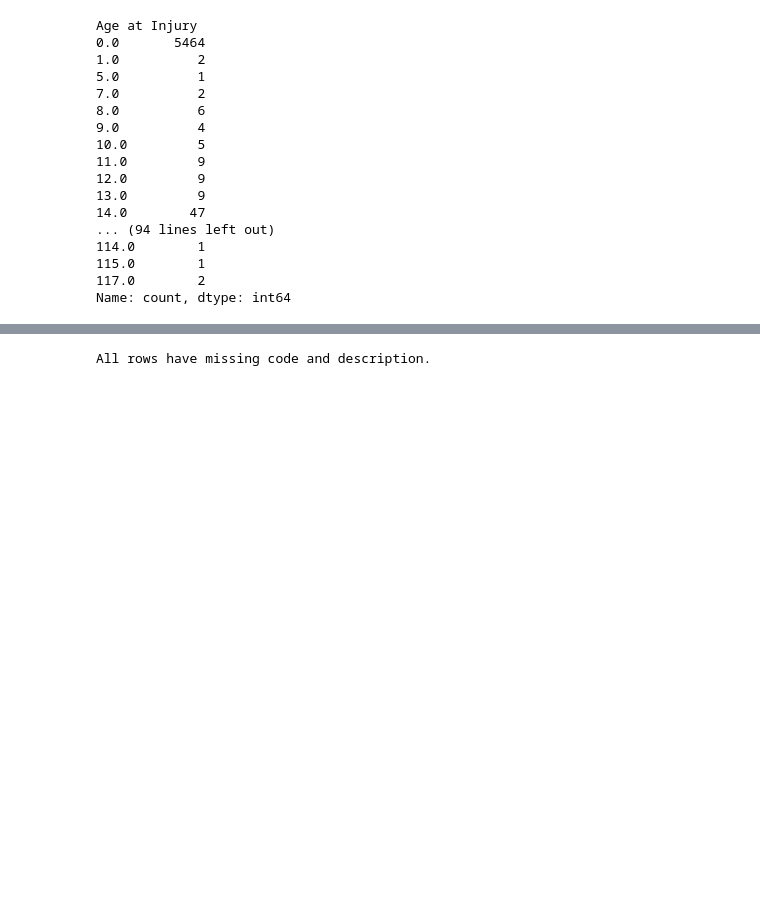
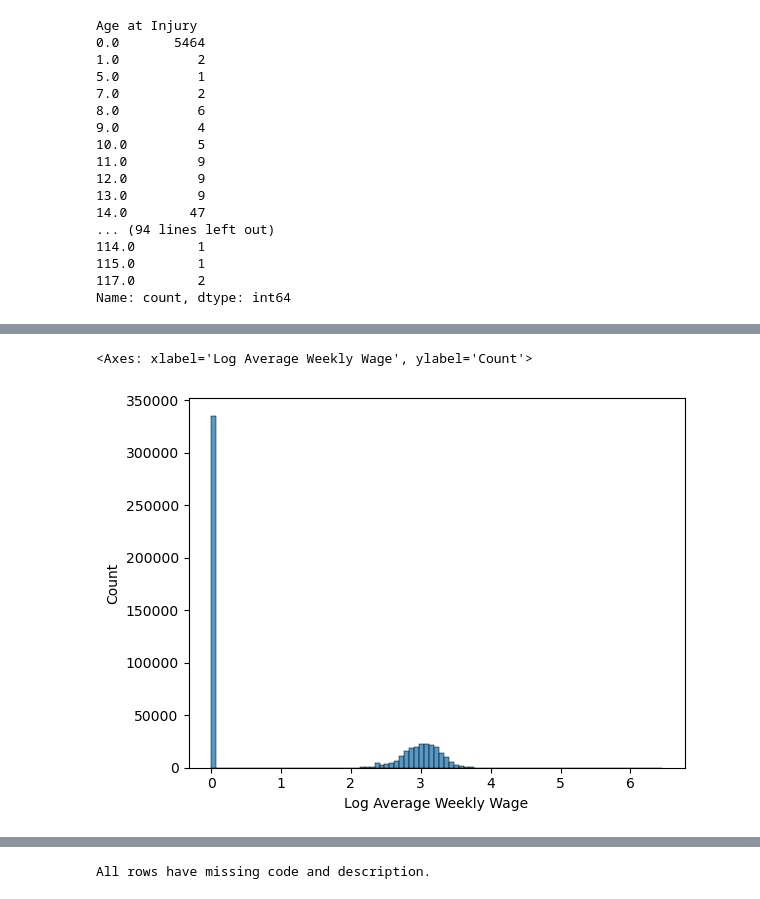
Before and after one commit to LeonardoDiCaterina/Machine_Learning_G19, a Jupyter notebook: Notebooks/Data_Pre-processing.ipynb, the cells around one changed output, grey strips where cells are left out. Saved outputs shown, nothing was run; the diff lists cells and outputs as text; code cells hidden in the pictures; blank space fills up the shorter version.

```diff
--- a/Notebooks/Data_Pre-processing.ipynb
+++ b/Notebooks/Data_Pre-processing.ipynb
@@ -353,0 +467,2 @@ array(['2. NON-COMP', '4. TEMPORARY', nan, '3. MED ONLY',
+# %%
+train[['Injury Magnitude', 'Injury Type']] = train["Claim Injury Type"].str.split('.', expand=True)
@@ -353,0 +477,2 @@ array(['2. NON-COMP', '4. TEMPORARY', nan, '3. MED ONLY',
+# %%
+train['Injury Magnitude'] = train['Injury Magnitude'].astype('Int64')
@@ -353,0 +493,2 @@ array(['2. NON-COMP', '4. TEMPORARY', nan, '3. MED ONLY',
+# %%
+train = train.drop(columns=['Injury Type', 'Claim Injury Type'])
@@ -353,0 +524,2 @@ array(['2. NON-COMP', '4. TEMPORARY', nan, '3. MED ONLY',
+# %%
+train['Log Average Weekly Wage'] = np.log10(train['Average Weekly Wage'] + 1 )
@@ -353,0 +541,5 @@ array(['2. NON-COMP', '4. TEMPORARY', nan, '3. MED ONLY',
+# %%
+sns.histplot(train['Log Average Weekly Wage'])
+# %% [output]
+<Axes: xlabel='Log Average Weekly Wage', ylabel='Count'>
+[figure, added]
```
Also changed, not shown: parts of 51 cells of this notebook.
